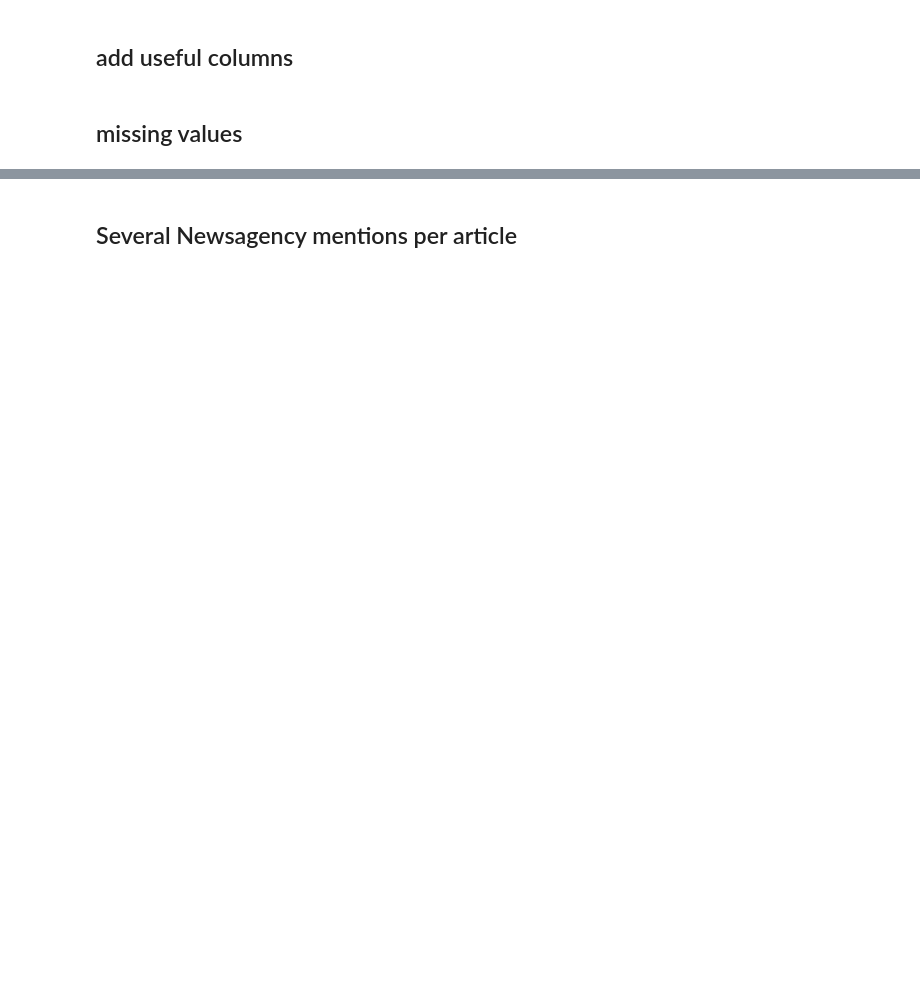
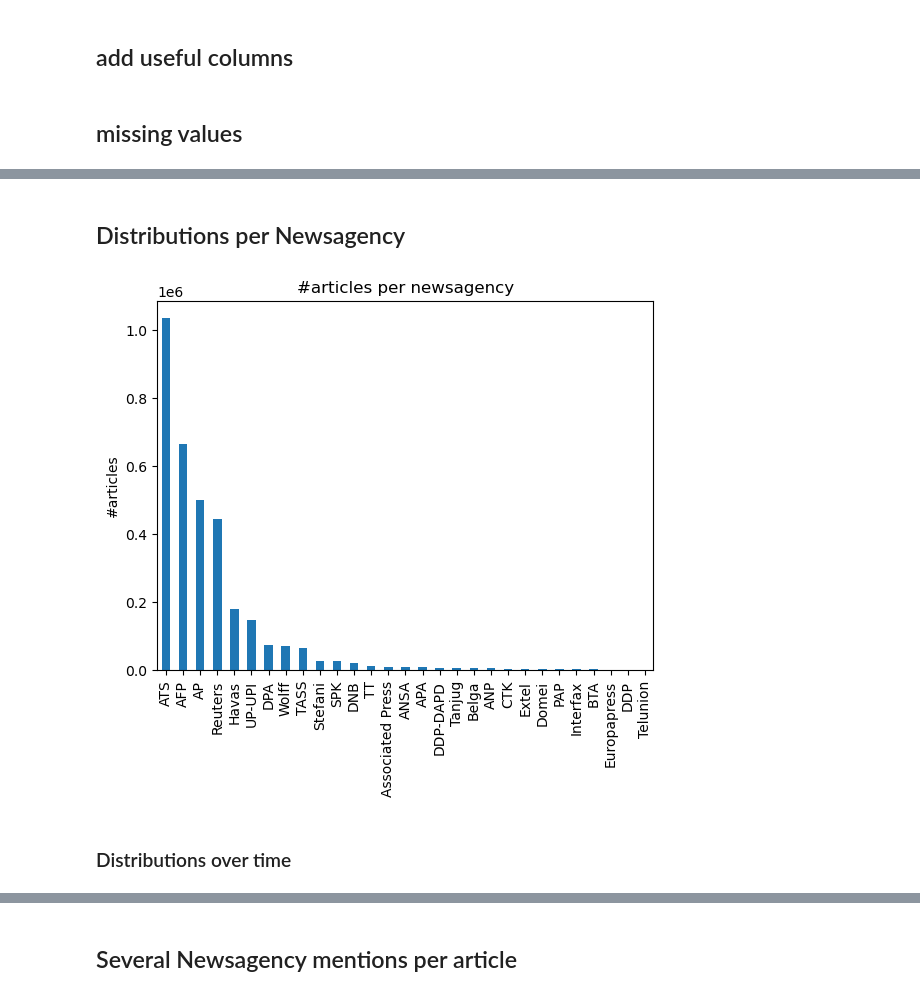
Before and after one commit to impresso/newsagency-classification, a Jupyter notebook: notebooks/data_exploration.ipynb, the cells around one changed output, grey strips where cells are left out. Cells and saved outputs as stored; diff of their text form; code cells hidden in the pictures; blank space fills up the shorter version.

```diff
--- a/notebooks/data_exploration.ipynb
+++ b/notebooks/data_exploration.ipynb
@@ -55,12 +76,12 @@ cols = ['uid', 'language', 'title', 'size', 'country', 'newspaper',
 # %%
 #build full collection in one dataframe
-df = pd.DataFrame()
+df_all = pd.DataFrame()
 
 for na_collection, na_name in na_dict.items():
     #import next news agency content
-    path = "zips/" + na_collection + ".zip"
-    temp = pd.read_csv(path, compression="zip", sep=";", usecols=cols)
+    path = COLLECTIONS_PATH + na_collection + ".zip"
+    temp = pd.read_csv(path, compression="zip", sep=";", usecols=cols, dtype=dtypes)
     #save name of news agency
     temp["newsagency"] = na_name
     #add to rest
-    df = pd.concat([df,temp])
+    df_all = pd.concat([df_all,temp])
@@ -87,10 +112,11 @@ mixed_nas = {"afpreuters": ["AFP", "Reuters"],
              "atsjred": ["ATS"],
              "atsred": ["ATS"]}
 # %%
-len_before = len(df)
+len_before = len(df_all)
 
 #import Mixed.zip file
-mixed = pd.read_csv("zips/Mixed.zip", compression="zip", sep=";", usecols=cols)
+path = COLLECTIONS_PATH + "Mixed.zip"
+mixed = pd.read_csv(path, compression="zip", sep=";", usecols=cols)
 mixed = mixed[mixed["content"].notna()]
 
 #normalize content column in a copy of Mixed
@@ -107,11 +133,11 @@ for mixed_word, mixed_na_list in mixed_nas.items():
     temp = temp.explode("newsagency", ignore_index=True)
     count += len(temp)
 
-    #concatenate to existing df
-    df = pd.concat([df,temp])
+    #concatenate to existing df_all
+    df_all = pd.concat([df_all,temp])
 
 #delete duplicates
-df.drop_duplicates(inplace=True)
+df_all.drop_duplicates(inplace=True)
 
 print(f"#articles in Mixed.zip: {len(mixed)}, #rows stored (with duplicates): {count},\n\
-#rows stored (without duplicates): {len(df)-len_before}")
+final #rows stored (without duplicates): {len(df_all)-len_before}")
@@ -149,0 +276,9 @@ Newsagencies
+# %% [markdown]
+## Distributions per Newsagency
+# %%
+df_all["newsagency"].value_counts().plot(kind='bar', title="#articles per newsagency", ylabel="#articles")
+plt.show()
+# %% [output]
+[figure, added]
+# %% [markdown]
+### Distributions over time
```
Also changed, not shown: parts of 68 cells of this notebook.
